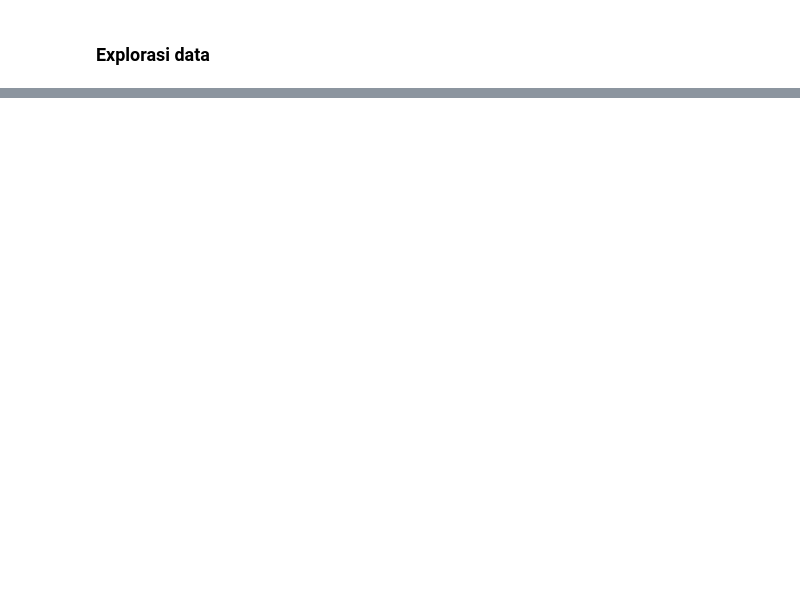
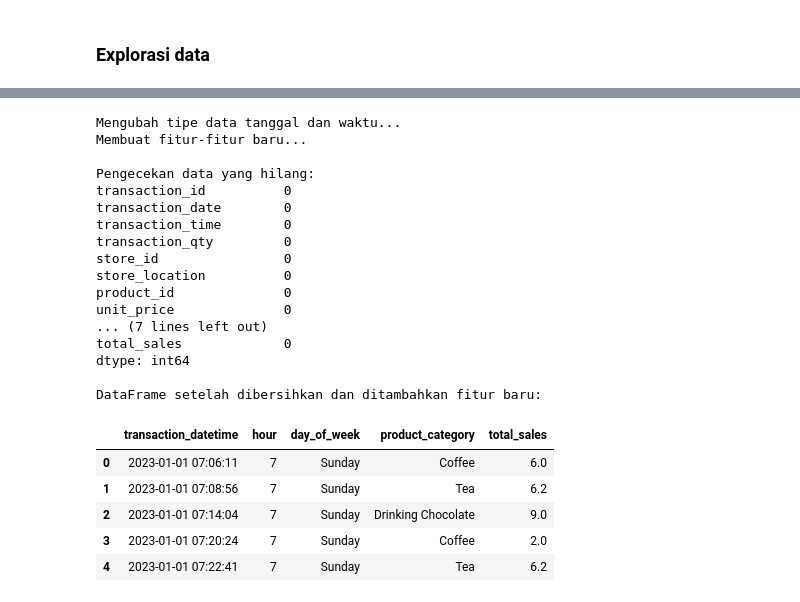
Before and after one commit to Sigiitttt/PSD, a Jupyter notebook: _sources/Tugas3.ipynb, the cells around one changed output, grey strips where cells are left out. Drawn from its saved outputs; the diff is of its cells as text; code cells hidden in the pictures; blank space fills up the shorter version.

```diff
--- a/_sources/Tugas3.ipynb
+++ b/_sources/Tugas3.ipynb
@@ -239,0 +130,38 @@ Wawasan ini menjadi fondasi yang sangat kokoh untuk tahap selanjutnya, yaitu **M
+# %%
+# @title 2. Data Cleaning & Feature Engineering
+print("Mengubah tipe data tanggal dan waktu...")
+df['transaction_datetime'] = pd.to_datetime(df['transaction_date'].astype(str) + ' ' + df['transaction_time'].astype(str))
+
+print("Membuat fitur-fitur baru...")
+df['hour'] = df['transaction_datetime'].dt.hour
+df['day_of_week'] = df['transaction_datetime'].dt.day_name()
+df['month'] = df['transaction_datetime'].dt.month_name()
+df['total_sales'] = df['transaction_qty'] * df['unit_price']
+print("\nPengecekan data yang hilang:")
+print(df.isnull().sum())
+print("\nDataFrame setelah dibersihkan dan ditambahkan fitur baru:")
+display(df[['transaction_datetime', 'hour', 'day_of_week', 'product_category', 'total_sales']].head())
+# %% [output]
+Mengubah tipe data tanggal dan waktu...
+Membuat fitur-fitur baru...
+
+Pengecekan data yang hilang:
+transaction_id          0
+transaction_date        0
+transaction_time        0
+transaction_qty         0
+store_id                0
+store_location          0
+product_id              0
+unit_price              0
+... (7 lines left out)
+total_sales             0
+dtype: int64
+
+DataFrame setelah dibersihkan dan ditambahkan fitur baru:
+|  | transaction_datetime | hour | day_of_week | product_category | total_sales |
+| 0 | 2023-01-01 07:06:11 | 7 | Sunday | Coffee | 6.0 |
+| 1 | 2023-01-01 07:08:56 | 7 | Sunday | Tea | 6.2 |
+| 2 | 2023-01-01 07:14:04 | 7 | Sunday | Drinking Chocolate | 9.0 |
+| 3 | 2023-01-01 07:20:24 | 7 | Sunday | Coffee | 2.0 |
+| 4 | 2023-01-01 07:22:41 | 7 | Sunday | Tea | 6.2 |
```
Also changed, not shown: parts of 24 cells of this notebook, 18 other files.
